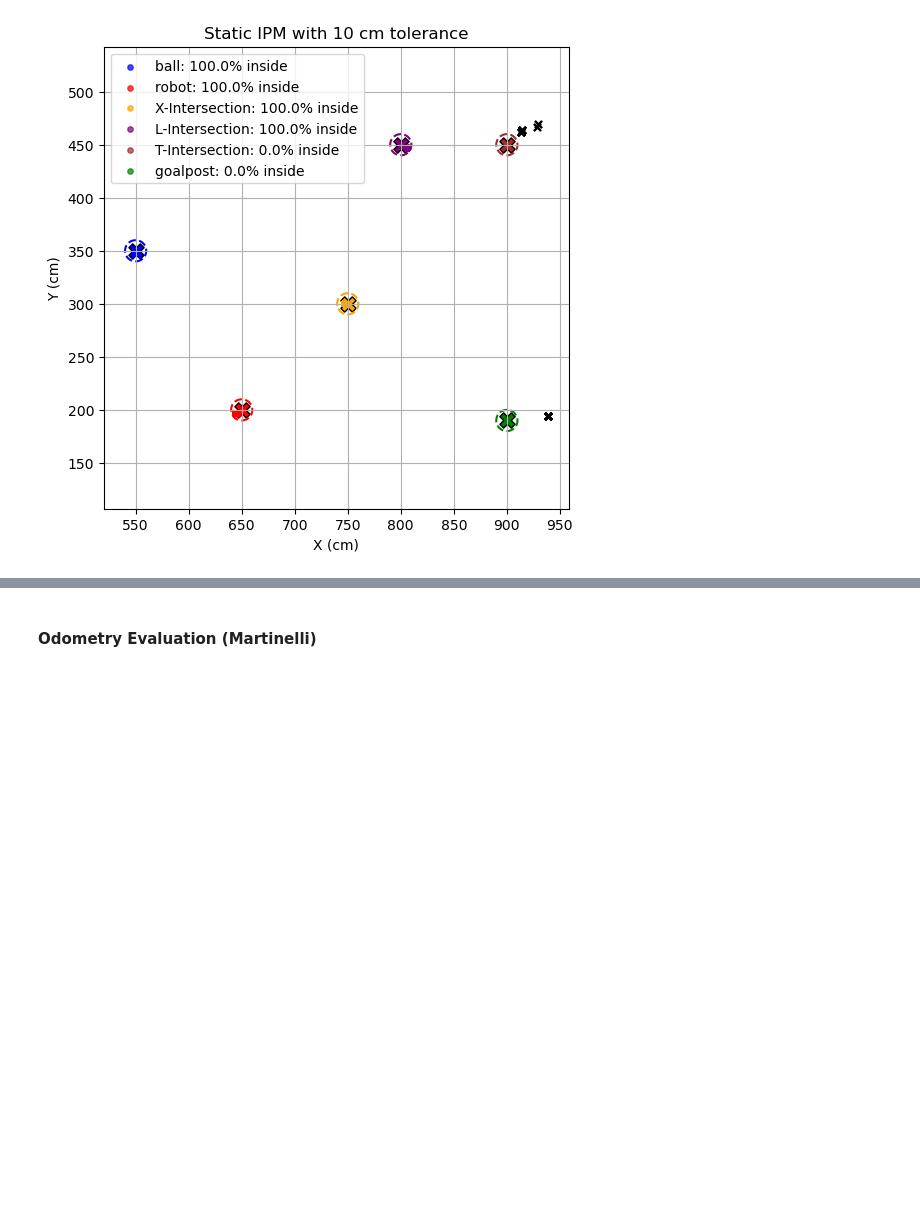
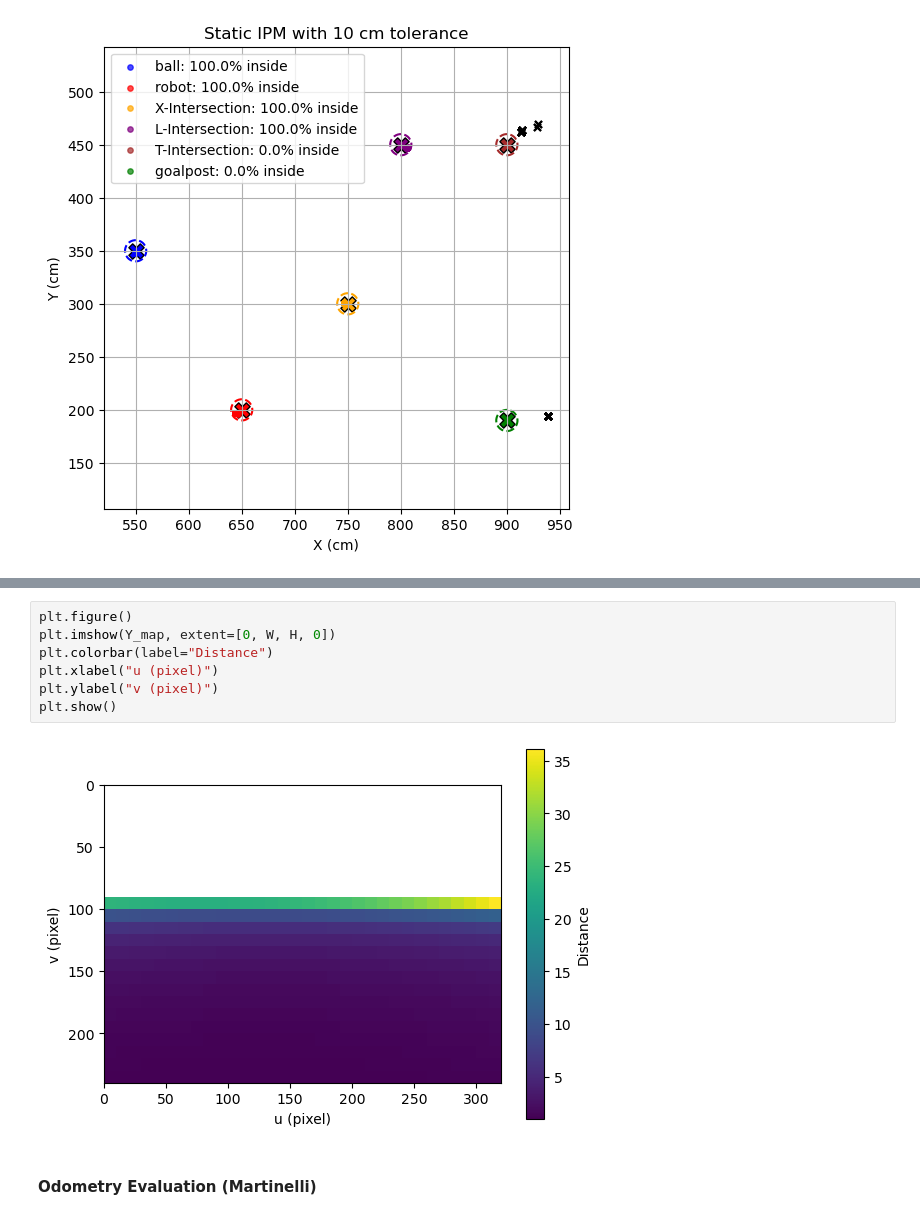
Before and after one commit to FaaizHaikal/my-thesis, a Jupyter notebook: scripts/ipm_evaluation.ipynb, the cells around one changed output, grey strips where cells are left out. Cells and saved outputs as stored; diff of their text form; blank space fills up the shorter version.

```diff
--- a/scripts/ipm_evaluation.ipynb
+++ b/scripts/ipm_evaluation.ipynb
@@ -753,3 +852,12 @@ Visualization saved to ../docs/horizon_visualization.jpeg
+# %%
+plt.figure()
+plt.imshow(Y_map, extent=[0, W, H, 0])
+plt.colorbar(label="Distance")
+plt.xlabel("u (pixel)")
+plt.ylabel("v (pixel)")
+plt.show()
+# %% [output]
+[figure, added]
 # %% [markdown]
 #### Odometry Evaluation (Martinelli)
 # %%
```
Also changed, not shown: parts of 4 cells of this notebook, 2 other files.
